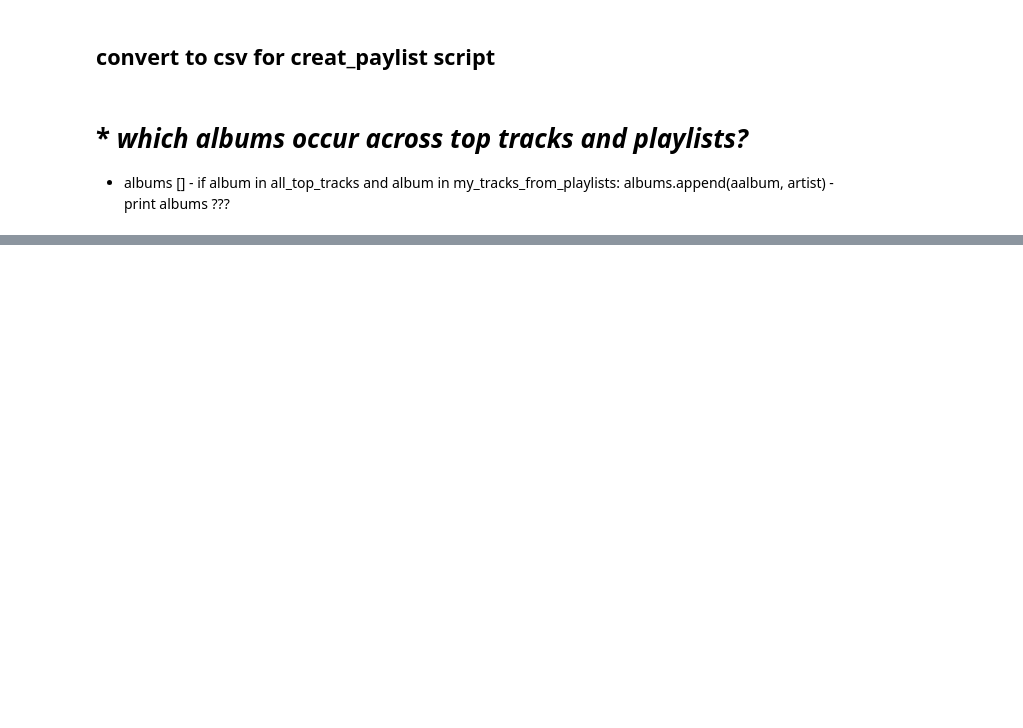
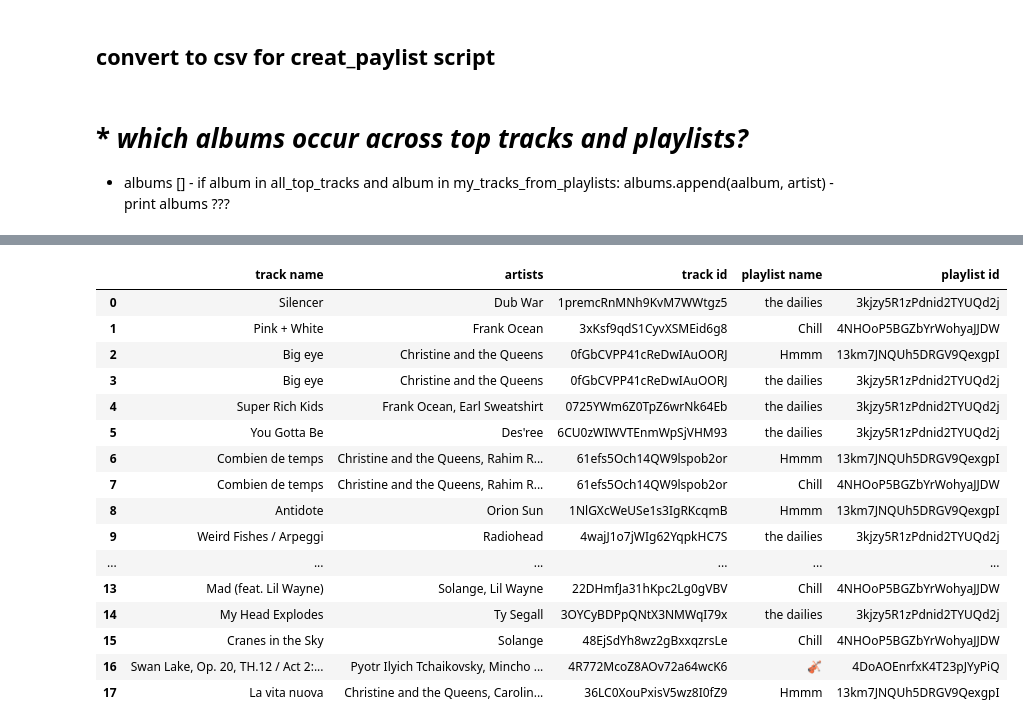
Before and after one commit to aaronAlien/Exploring-Spotify, a Jupyter notebook: spotify_listening.ipynb, the cells around one changed output, grey strips where cells are left out. Cells and saved outputs as stored; diff of their text form; code cells hidden in the pictures; blank space fills up the shorter version.

```diff
--- a/spotify_listening.ipynb
+++ b/spotify_listening.ipynb
@@ -314,23 +265,25 @@ my_playlists.head()
 def get_playlist_tracks(my_playlists, limit=50):
     playlist_tracks = []
 
-    for playlist_id in my_playlists['playlist_id']:
+    for playlist_id, playlist_name in zip(my_playlists['playlist_id'], my_playlists['playlist_name']): #zip loops through the iterations???
         results = sp.playlist_tracks(playlist_id, limit=limit)  # Get tracks from the playlist
 
         for item in results['items']:
-            track = item.get('track')  # Ensure track data is extracted safely
+            track = item.get('track')
 
-            if track:  # Ensure track data exists
+            if track:  #
                 playlist_tracks.append({
                     'track_name': track['name'],
                     'artists': ', '.join([artist['name'] for artist in track['artists']]),
                     'album': track['album']['name'],
                     'release_year': track['album']['release_date'],
                     'track_id': track['id'],
+                    'playlist name': playlist_name,
+                    'playlist_id': playlist_id,
                     'popularity': track['popularity']
                 })
 
-    # Convert the list of tracks into a DataFrame
+
     tracks_df = pd.DataFrame(playlist_tracks)
 
     return tracks_df
@@ -397,0 +351,22 @@ pprint.pprint(albums)
+# %%
+track_playlist_matches = all_top_tracks[all_top_tracks['track id'].isin(my_tracks_from_playlists['track id'])].merge(my_tracks_from_playlists[['track id','playlist name', 'playlist id']], on='track id', how='left')
+
+track_playlist_matches.drop(columns=['popularity', 'album', 'release'], axis=1)
+# %% [output]
+|  | track name | artists | track id | playlist name | playlist id |
+| 0 | Silencer | Dub War | 1premcRnMNh9KvM7WWtgz5 | the dailies | 3kjzy5R1zPdnid2TYUQd2j |
+| 1 | Pink + White | Frank Ocean | 3xKsf9qdS1CyvXSMEid6g8 | Chill | 4NHOoP5BGZbYrWohyaJJDW |
+| 2 | Big eye | Christine and the Queens | 0fGbCVPP41cReDwIAuOORJ | Hmmm | 13km7JNQUh5DRGV9QexgpI |
+| 3 | Big eye | Christine and the Queens | 0fGbCVPP41cReDwIAuOORJ | the dailies | 3kjzy5R1zPdnid2TYUQd2j |
+| 4 | Super Rich Kids | Frank Ocean, Earl Sweatshirt | 0725YWm6Z0TpZ6wrNk64Eb | the dailies | 3kjzy5R1zPdnid2TYUQd2j |
+| 5 | You Gotta Be | Des'ree | 6CU0zWIWVTEnmWpSjVHM93 | the dailies | 3kjzy5R1zPdnid2TYUQd2j |
+| 6 | Combien de temps | Christine and the Queens, Rahim R... | 61efs5Och14QW9lspob2or | Hmmm | 13km7JNQUh5DRGV9QexgpI |
+| 7 | Combien de temps | Christine and the Queens, Rahim R... | 61efs5Och14QW9lspob2or | Chill | 4NHOoP5BGZbYrWohyaJJDW |
+| 8 | Antidote | Orion Sun | 1NlGXcWeUSe1s3IgRKcqmB | Hmmm | 13km7JNQUh5DRGV9QexgpI |
+| 9 | Weird Fishes / Arpeggi | Radiohead | 4wajJ1o7jWIg62YqpkHC7S | the dailies | 3kjzy5R1zPdnid2TYUQd2j |
+| ... | ... | ... | ... | ... | ... |
+| 13 | Mad (feat. Lil Wayne) | Solange, Lil Wayne | 22DHmfJa31hKpc2Lg0gVBV | Chill | 4NHOoP5BGZbYrWohyaJJDW |
+| 14 | My Head Explodes | Ty Segall | 3OYCyBDPpQNtX3NMWqI79x | the dailies | 3kjzy5R1zPdnid2TYUQd2j |
+| 15 | Cranes in the Sky | Solange | 48EjSdYh8wz2gBxxqzrsLe | Chill | 4NHOoP5BGZbYrWohyaJJDW |
+| 16 | Swan Lake, Op. 20, TH.12 / Act 2:... | Pyotr Ilyich Tchaikovsky, Mincho ... | 4R772McoZ8AOv72a64wcK6 | 🎻 | 4DoAOEnrfxK4T23pJYyPiQ |
+| 17 | La vita nuova | Christine and the Queens, Carolin... | 36LC0XouPxisV5wz8I0fZ9 | Hmmm | 13km7JNQUh5DRGV9QexgpI |
```
Also changed, not shown: parts of 20 cells of this notebook, 3 other files.
